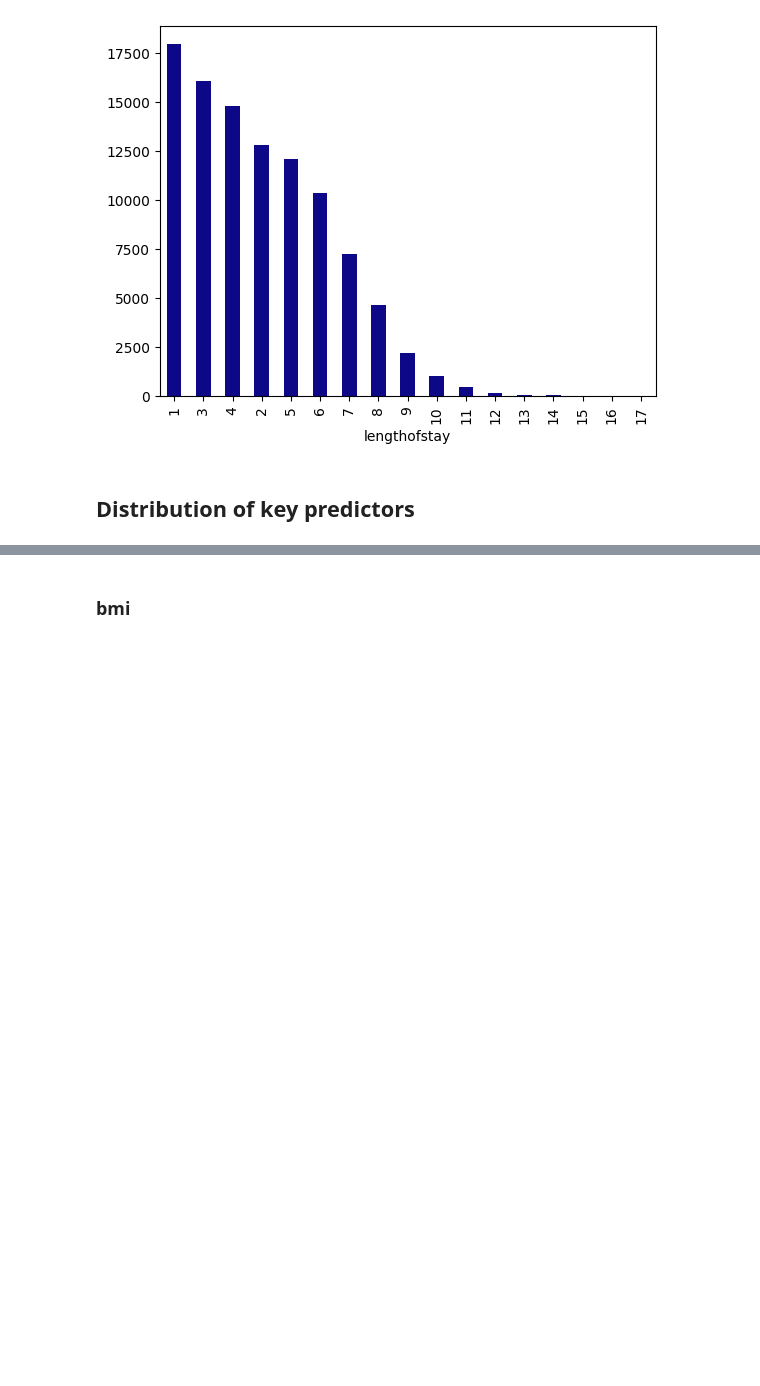
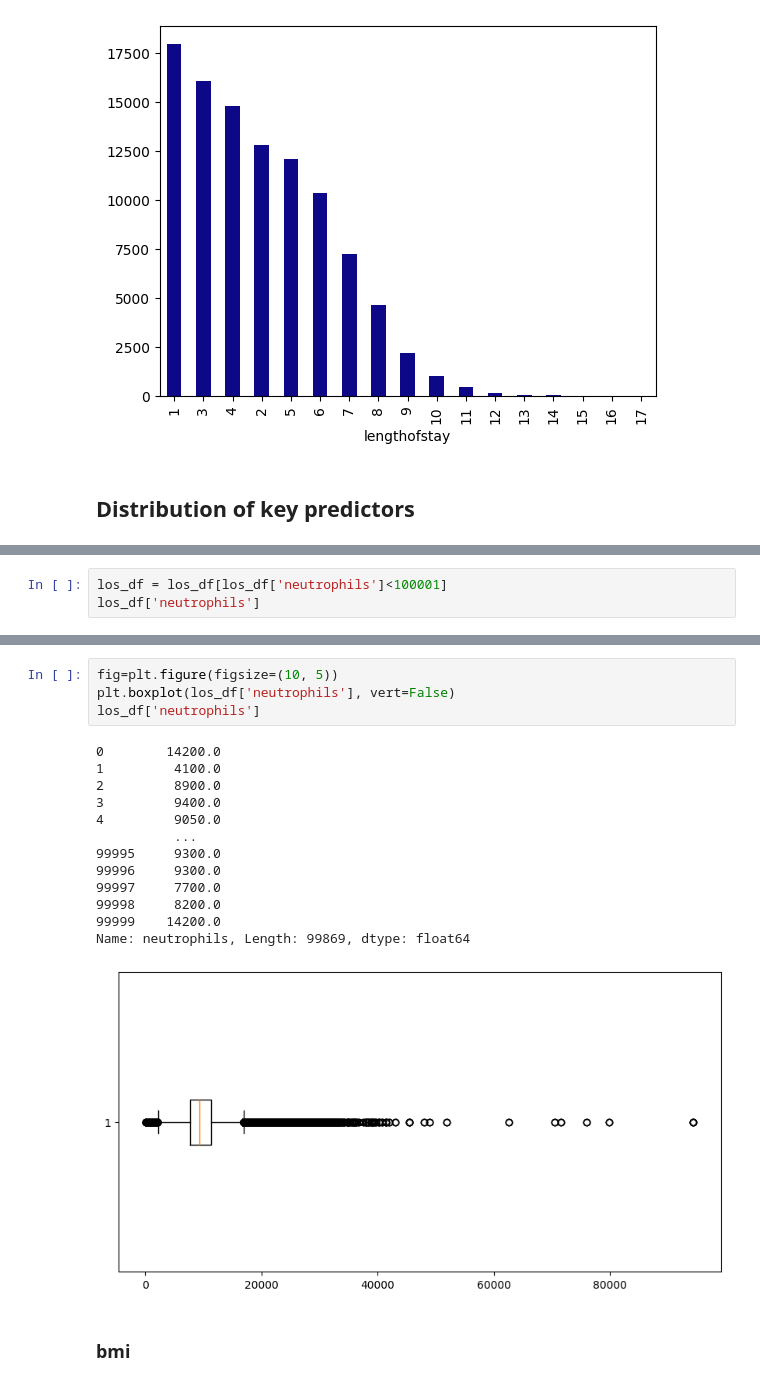
Before and after one commit to Mussab157/hospital-los-prediction, a Jupyter notebook: notebooks/1_data_exploration.ipynb, the cells around one changed output, grey strips where cells are left out. Saved outputs shown, nothing was run; the diff lists cells and outputs as text; blank space fills up the shorter version.

```diff
--- a/notebooks/1_data_exploration.ipynb
+++ b/notebooks/1_data_exploration.ipynb
@@ -95,0 +179,3 @@ los_count.plot(kind='bar', colormap='plasma')
+# %%
+los_df = los_df[los_df['neutrophils']<100001]
+los_df['neutrophils']
@@ -96,3 +195,21 @@ los_count.plot(kind='bar', colormap='plasma')
+# %%
+fig=plt.figure(figsize=(10, 5))
+plt.boxplot(los_df['neutrophils'], vert=False)
+los_df['neutrophils']
+# %% [output]
+0        14200.0
+1         4100.0
+2         8900.0
+3         9400.0
+4         9050.0
+          ...
+99995     9300.0
+99996     9300.0
+99997     7700.0
+99998     8200.0
+99999    14200.0
+Name: neutrophils, Length: 99869, dtype: float64
+[figure, added]
 # %% [markdown]
 ### bmi
 # %%
```
Also changed, not shown: parts of 36 cells of this notebook.
